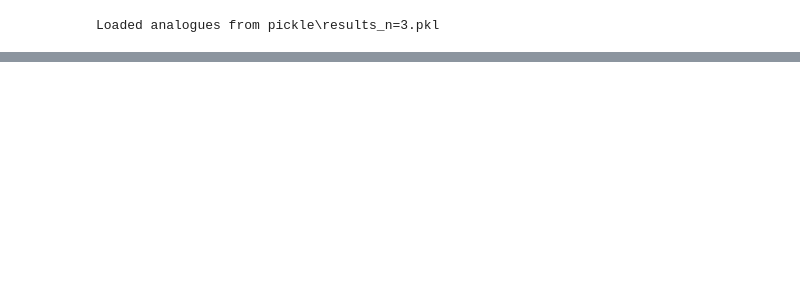
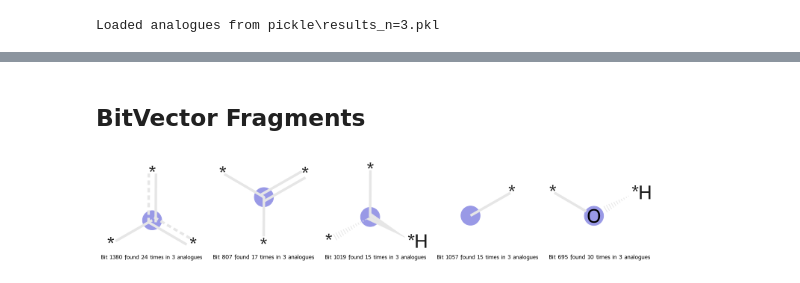
Before and after one commit to Knerten0815/master-thesis-code, a Jupyter notebook: ChemspaceExplorerExplorer.ipynb, the cells around one changed output, grey strips where cells are left out. Cells and saved outputs as stored; diff of their text form; code cells hidden in the pictures; blank space fills up the shorter version.

```diff
--- a/ChemspaceExplorerExplorer.ipynb
+++ b/ChemspaceExplorerExplorer.ipynb
@@ -67,0 +78,6 @@ query_spectrum_id: 0, n: 2, threshold: 0.2, fragments_per_row: 5, debug: False,
+# %% [markdown]
+## BitVector Fragments
+# %%
+extract_bitvector_fragments_from_analogues(mols, 2, fragments_per_row=fragments_per_row, count_threshold=threshold)
+# %% [output]
+[figure, added]
```
Also changed, not shown: parts of 4 cells of this notebook.
